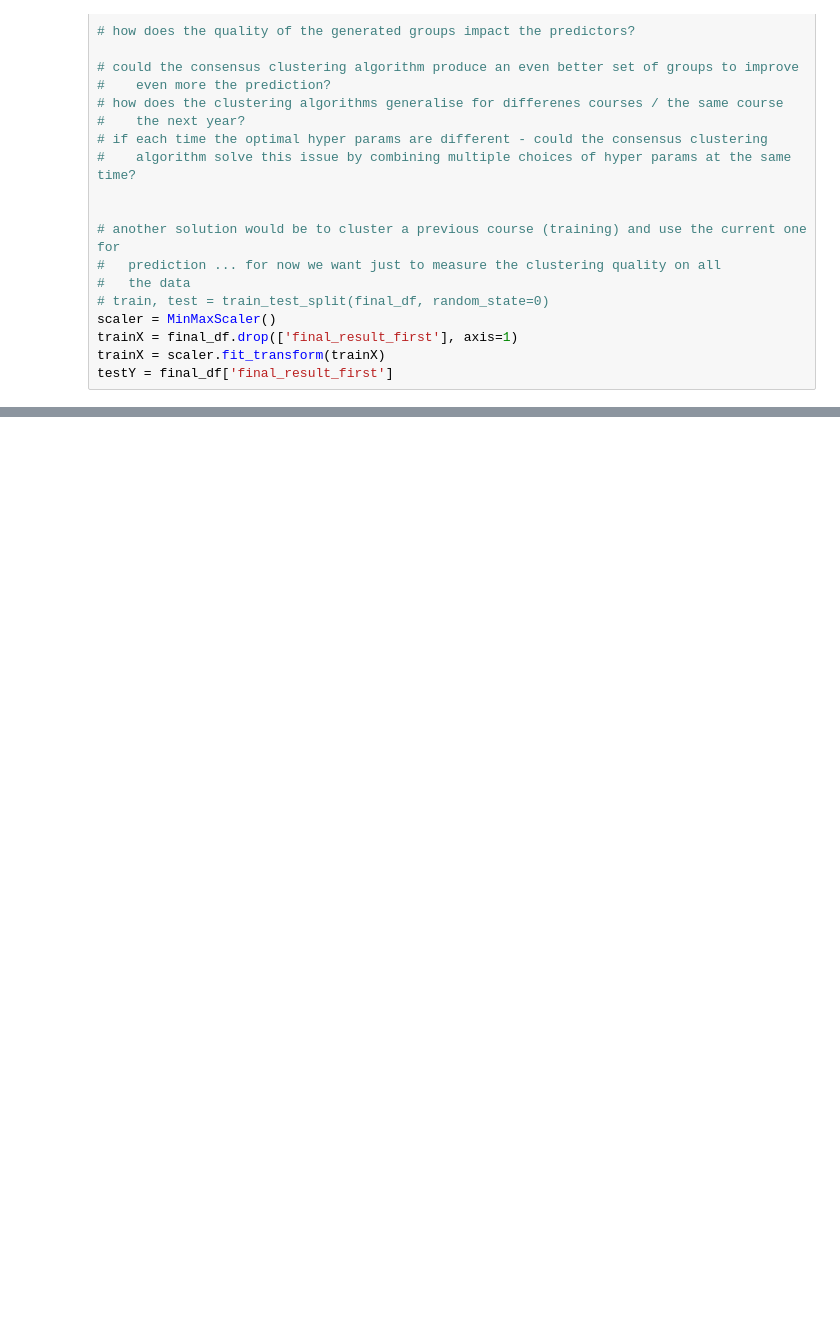
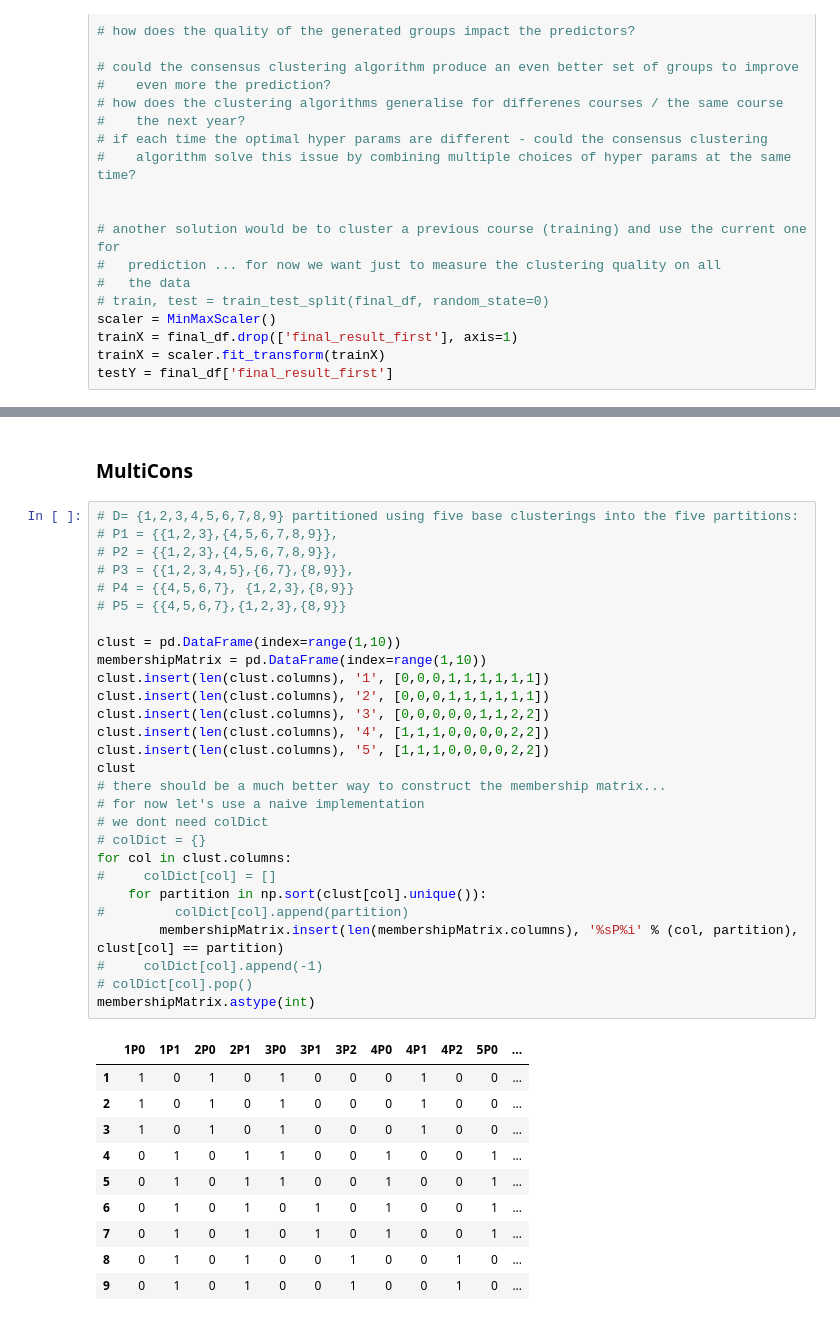
Before and after one commit to SergioSim/OULAD, a Jupyter notebook: Applied Supervised Learning with Python.ipynb, the cells around one changed output, grey strips where cells are left out. Cells and saved outputs as stored; diff of their text form; blank space fills up the shorter version.

```diff
--- a/Applied Supervised Learning with Python.ipynb
+++ b/Applied Supervised Learning with Python.ipynb
@@ -973,0 +1002,41 @@ step  96 / 96 ( 100.0 %) k= 5
+# %% [markdown]
+### MultiCons
+# %%
+# D= {1,2,3,4,5,6,7,8,9} partitioned using five base clusterings into the five partitions:
+# P1 = {{1,2,3},{4,5,6,7,8,9}},
+# P2 = {{1,2,3},{4,5,6,7,8,9}},
+# P3 = {{1,2,3,4,5},{6,7},{8,9}},
+# P4 = {{4,5,6,7}, {1,2,3},{8,9}}
+# P5 = {{4,5,6,7},{1,2,3},{8,9}}
+
+clust = pd.DataFrame(index=range(1,10))
+membershipMatrix = pd.DataFrame(index=range(1,10))
+clust.insert(len(clust.columns), '1', [0,0,0,1,1,1,1,1,1])
+clust.insert(len(clust.columns), '2', [0,0,0,1,1,1,1,1,1])
+clust.insert(len(clust.columns), '3', [0,0,0,0,0,1,1,2,2])
+clust.insert(len(clust.columns), '4', [1,1,1,0,0,0,0,2,2])
+clust.insert(len(clust.columns), '5', [1,1,1,0,0,0,0,2,2])
+clust
+# there should be a much better way to construct the membership matrix...
+# for now let's use a naive implementation
+# we dont need colDict
+# colDict = {}
+for col in clust.columns:
+#     colDict[col] = []
+    for partition in np.sort(clust[col].unique()):
+#         colDict[col].append(partition)
+        membershipMatrix.insert(len(membershipMatrix.columns), '%sP%i' % (col, partition), clust[col] == partition)
+#     colDict[col].append(-1)
+# colDict[col].pop()
+membershipMatrix.astype(int)
+# %% [output]
+|  | 1P0 | 1P1 | 2P0 | 2P1 | 3P0 | 3P1 | 3P2 | 4P0 | 4P1 | 4P2 | 5P0 | ... |
+| 1 | 1 | 0 | 1 | 0 | 1 | 0 | 0 | 0 | 1 | 0 | 0 | ... |
+| 2 | 1 | 0 | 1 | 0 | 1 | 0 | 0 | 0 | 1 | 0 | 0 | ... |
+| 3 | 1 | 0 | 1 | 0 | 1 | 0 | 0 | 0 | 1 | 0 | 0 | ... |
+| 4 | 0 | 1 | 0 | 1 | 1 | 0 | 0 | 1 | 0 | 0 | 1 | ... |
+| 5 | 0 | 1 | 0 | 1 | 1 | 0 | 0 | 1 | 0 | 0 | 1 | ... |
+| 6 | 0 | 1 | 0 | 1 | 0 | 1 | 0 | 1 | 0 | 0 | 1 | ... |
+| 7 | 0 | 1 | 0 | 1 | 0 | 1 | 0 | 1 | 0 | 0 | 1 | ... |
+| 8 | 0 | 1 | 0 | 1 | 0 | 0 | 1 | 0 | 0 | 1 | 0 | ... |
+| 9 | 0 | 1 | 0 | 1 | 0 | 0 | 1 | 0 | 0 | 1 | 0 | ... |
```
Also changed, not shown: parts of 8 cells of this notebook, 5 other files.
